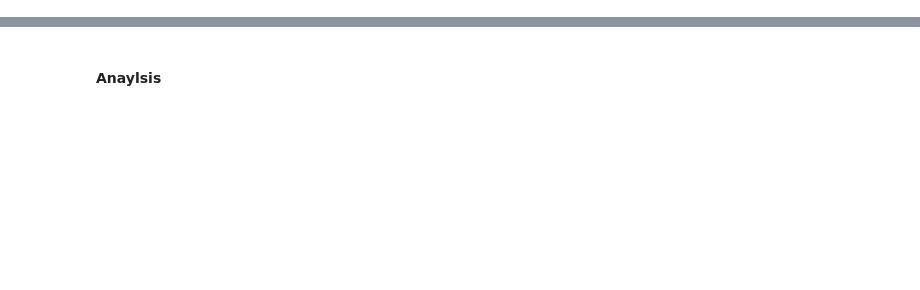
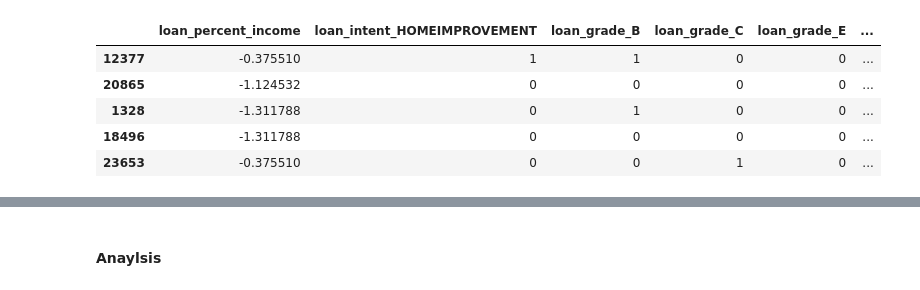
Before and after one commit to Dov-elhacker/data-mining-, a Jupyter notebook: notebooks/K-medoid.ipynb, the cells around one changed output, grey strips where cells are left out. Saved outputs shown, nothing was run; the diff lists cells and outputs as text; code cells hidden in the pictures; blank space fills up the shorter version.

```diff
--- a/notebooks/K-medoid.ipynb
+++ b/notebooks/K-medoid.ipynb
@@ -32,0 +15,9 @@ data = df_sample.drop('loan_status', axis=1).values
+# %%
+df_sample.head()
+# %% [output]
+|  | loan_percent_income | loan_intent_HOMEIMPROVEMENT | loan_grade_B | loan_grade_C | loan_grade_E | ... |
+| 12377 | -0.375510 | 1 | 1 | 0 | 0 | ... |
+| 20865 | -1.124532 | 0 | 0 | 0 | 0 | ... |
+| 1328 | -1.311788 | 0 | 1 | 0 | 0 | ... |
+| 18496 | -1.311788 | 0 | 0 | 0 | 0 | ... |
+| 23653 | -0.375510 | 0 | 0 | 1 | 0 | ... |
```
Also changed, not shown: parts of 17 cells of this notebook.
